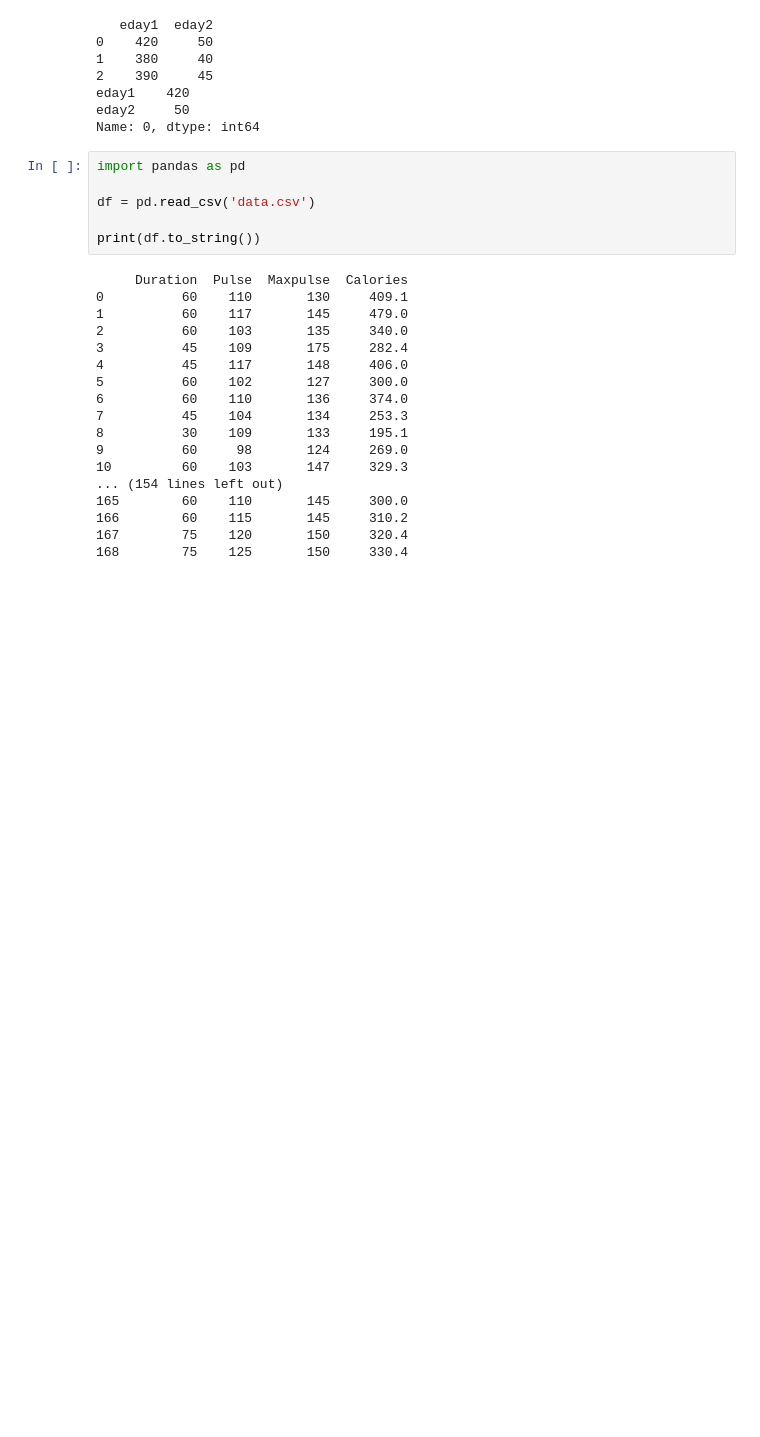
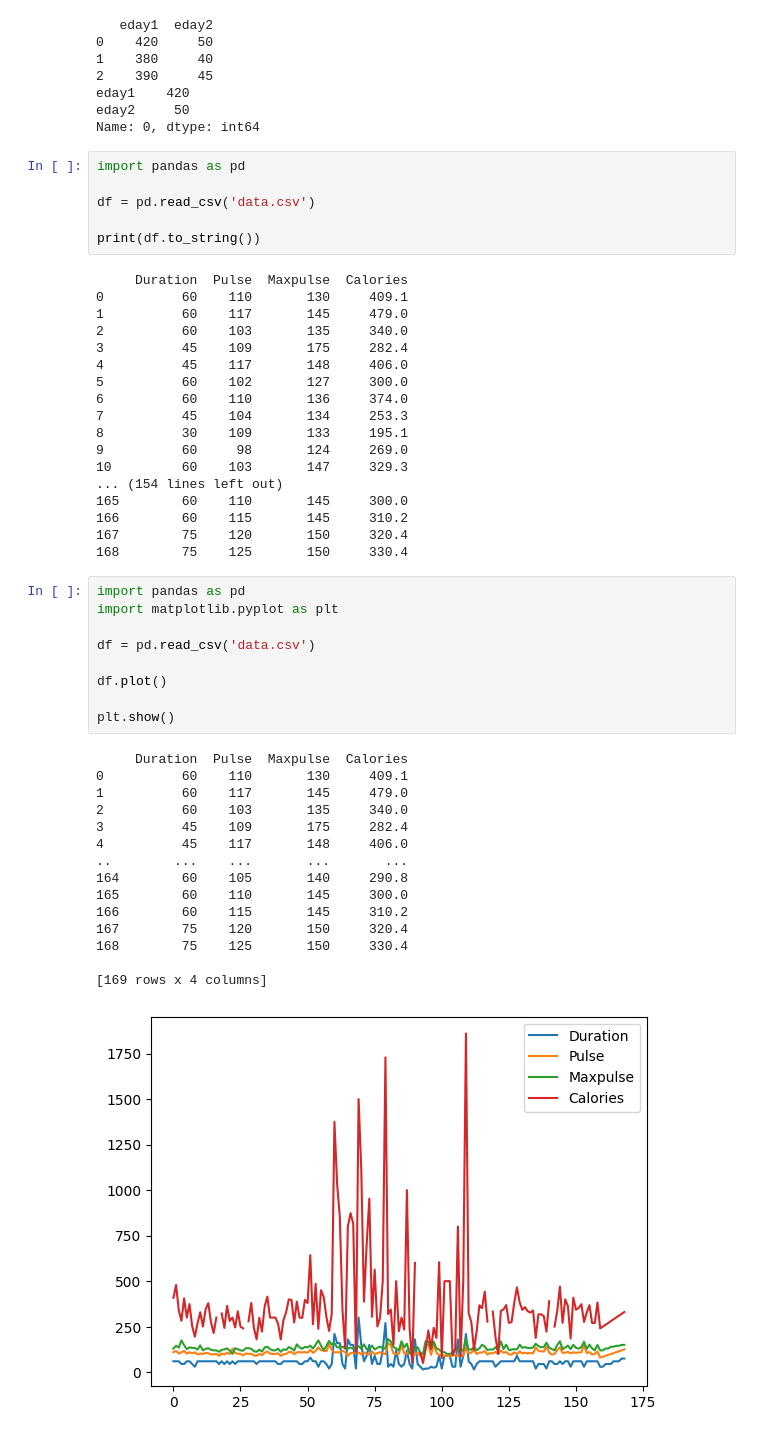
Before and after one commit to vibhuti0/pandas, a Jupyter notebook: pandas.ipynb, the cells around one changed output. Drawn from its saved outputs; the diff is of its cells as text; blank space fills up the shorter version.

Commit message:
plot update

```diff
--- a/pandas.ipynb
+++ b/pandas.ipynb
@@ -137,3 +137,28 @@ print(df.to_string())
 166        60    115       145     310.2
 167        75    120       150     320.4
 168        75    125       150     330.4
+# %%
+import pandas as pd
+import matplotlib.pyplot as plt
+
+df = pd.read_csv('data.csv')
+
+df.plot()
+
+plt.show()
+# %% [output]
+     Duration  Pulse  Maxpulse  Calories
+0          60    110       130     409.1
+1          60    117       145     479.0
+2          60    103       135     340.0
+3          45    109       175     282.4
+4          45    117       148     406.0
+..        ...    ...       ...       ...
+164        60    105       140     290.8
+165        60    110       145     300.0
+166        60    115       145     310.2
+167        75    120       150     320.4
+168        75    125       150     330.4
+
+[169 rows x 4 columns]
+[figure, added]
```
Also changed, not shown: parts of 1 cell of this notebook, 1 other file.
